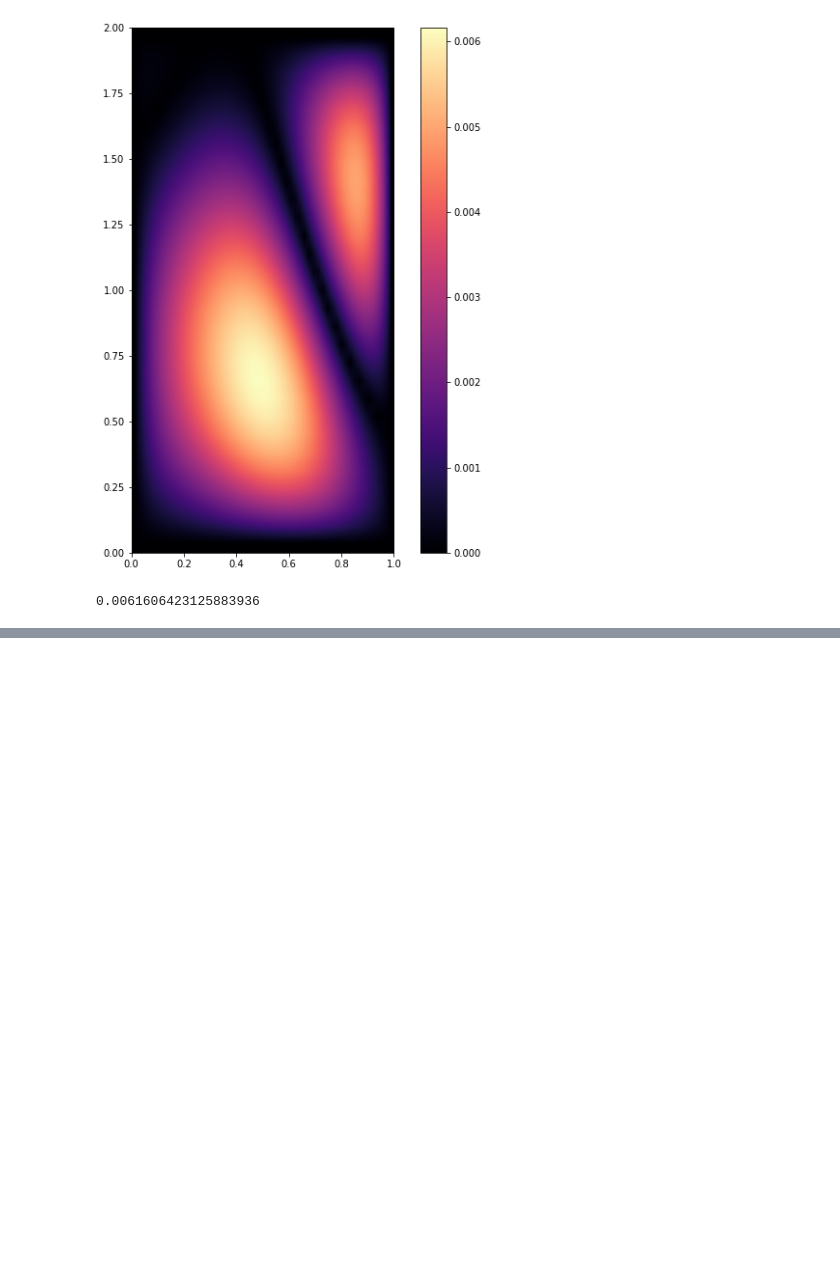
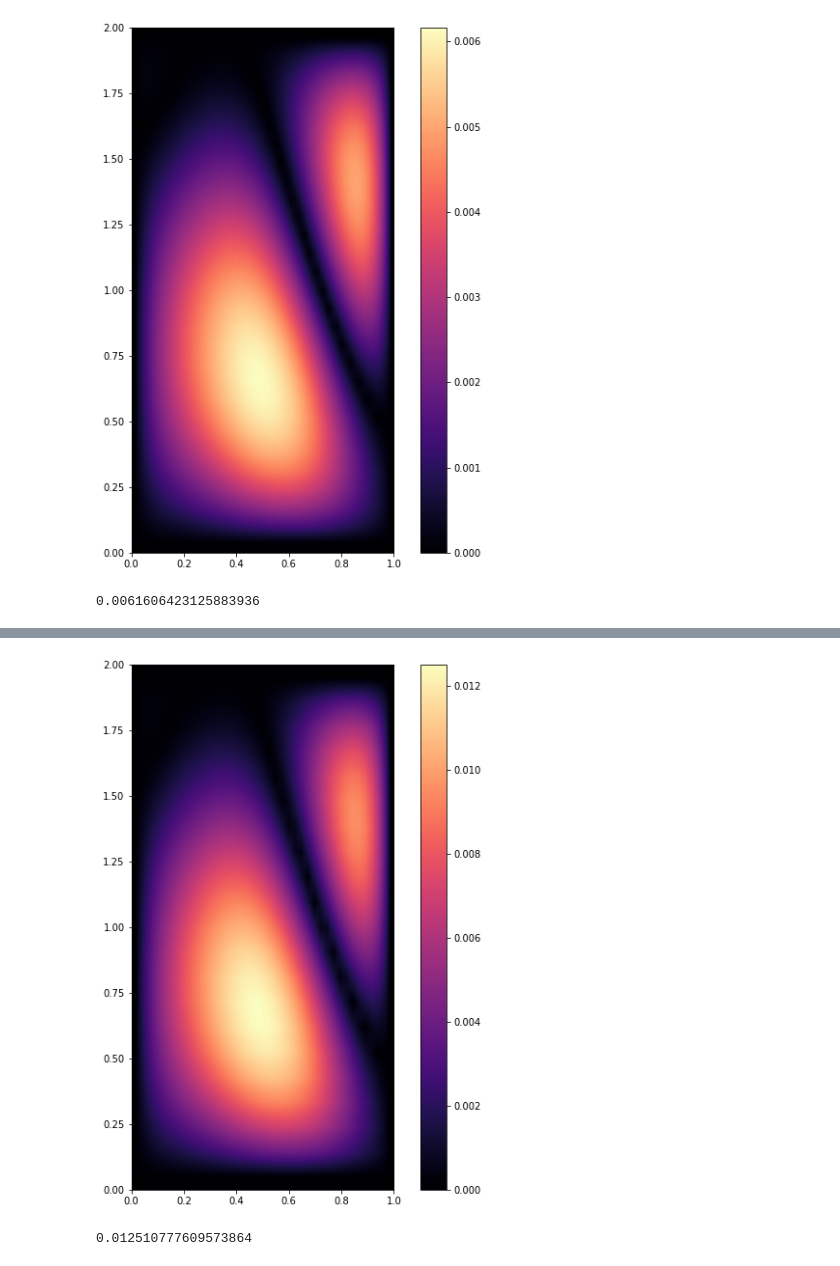
Before and after one commit to mainarel/Numerical_methods_7, a Jupyter notebook: Lab4_.ipynb, the cells around one changed output, grey strips where cells are left out. Cells and saved outputs as stored; diff of their text form; code cells hidden in the pictures; blank space fills up the shorter version.

```diff
--- a/Lab4_.ipynb
+++ b/Lab4_.ipynb
@@ -140,0 +177,10 @@ print(np.max(np.abs(analytical_solution-numerical_sol)))
+# %%
+plt.figure(figsize=(10,10))
+plt.imshow(np.abs(analytical_solution-numerical_sol0), extent=[xmin, xmax, ymin, ymax], cmap='magma', interpolation='bilinear', origin='lower')
+plt.colorbar()
+plt.show()
+
+print(np.max(np.abs(analytical_solution-numerical_sol0)))
+# %% [output]
+[figure, added]
+0.012510777609573864
```
Also changed, not shown: parts of 4 cells of this notebook.
